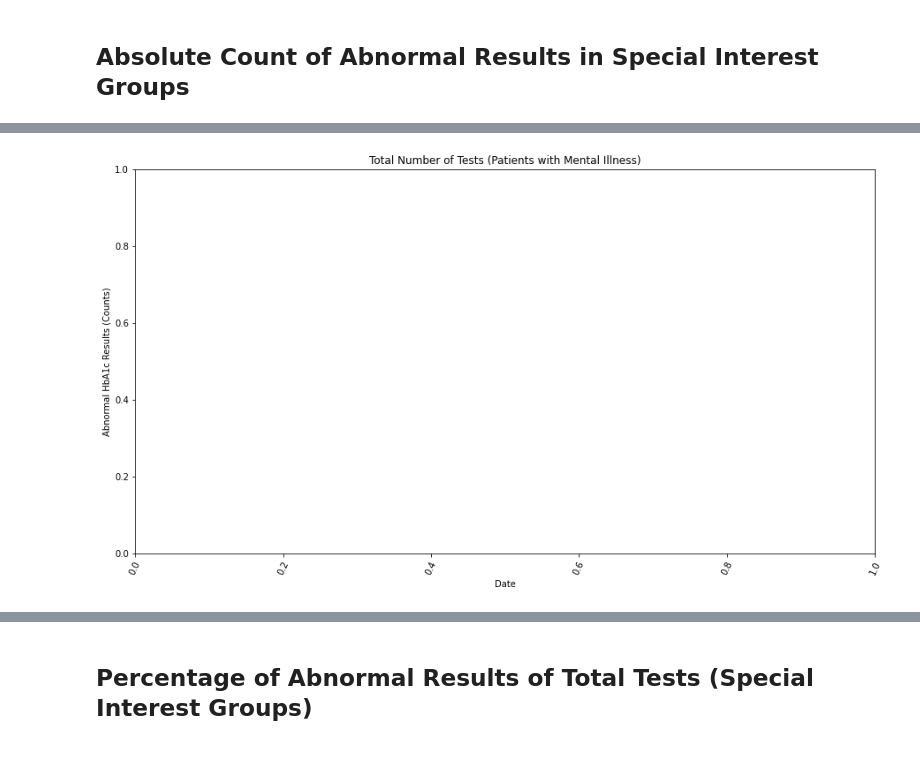
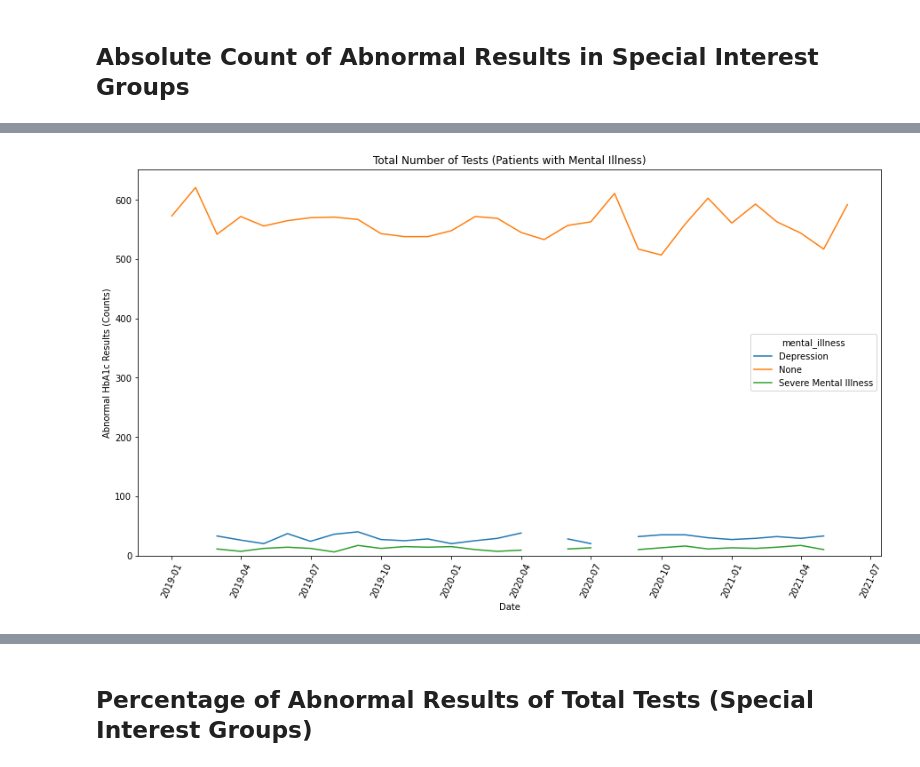
Before and after one commit to opensafely/HbA1c-levels, a Jupyter notebook: notebooks/abnormal_results.ipynb, the cells around one changed output, grey strips where cells are left out. Drawn from its saved outputs; the diff is of its cells as text; code cells hidden in the pictures.

Commit message:
Fix mental illness charts

```diff
--- a/notebooks/abnormal_results.ipynb
+++ b/notebooks/abnormal_results.ipynb
@@ -41,10 +41,6 @@ def create_chart(measure, ylabel, title, group, df, y_min):
     # Plot error bars if full population chart
     if (
         group=='population'
-    ) or (
-        group == 'learning_disability'
-    ) or (
-        group == 'mental_illness'
     ):
         ax = sns.lineplot(x = 'date', y = measure, data = df)
     else:
@@ -361,7 +357,7 @@ create_chart('hba1c_abnormal', 'Abnormal HbA1c Results (Counts)',
 # Mental Illness
 create_chart('hba1c_abnormal', 'Abnormal HbA1c Results (Counts)',
              'Total Number of Tests (Patients with Mental Illness)',
-             'mental_illness', df_mi.loc[df_mi.mental_illness == 1], y_min)
+             'mental_illness', df_mi, y_min)
 
 ### TYPE 1 DIABETES
 
@@ -373,7 +369,7 @@ create_chart('hba1c_abnormal', 'Abnormal HbA1c Results (Counts)',
 # Mental Illness
 create_chart('hba1c_abnormal', 'Abnormal HbA1c Results (Counts)',
              'Total Number of Tests (Patients with Mental Illness and Type 1 Diabetes)',
-             'mental_illness', df_mi_t1.loc[df_mi_t1.mental_illness == 1], y_min_t1)
+             'mental_illness', df_mi_t1, y_min_t1)
 
 ### TYPE 2 DIABETES
 
@@ -385,5 +381,5 @@ create_chart('hba1c_abnormal', 'Abnormal HbA1c Results (Counts)',
 # Mental Illness
 create_chart('hba1c_abnormal', 'Abnormal HbA1c Results (Counts)',
              'Total Number of Tests (Patients with Mental Illness and Type 2 Diabetes)',
-             'mental_illness', df_mi_t2.loc[df_mi_t2.mental_illness == 1], y_min_t2)
+             'mental_illness', df_mi_t2, y_min_t2)
 # %% [output]
@@ -391 +387 @@ create_chart('hba1c_abnormal', 'Abnormal HbA1c Results (Counts)',
-[figure, old version]
+[figure, new version]
```
Also changed, not shown: parts of 8 cells of this notebook.
